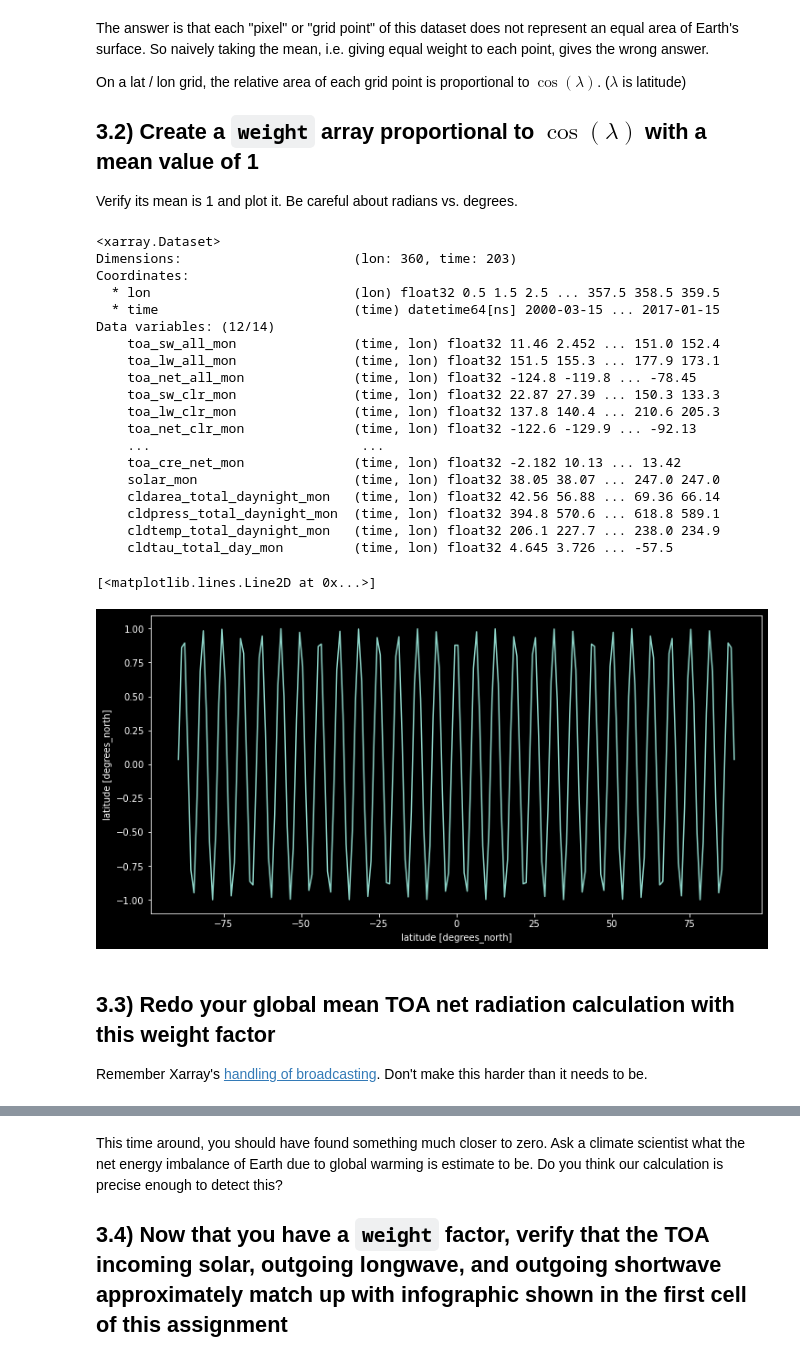
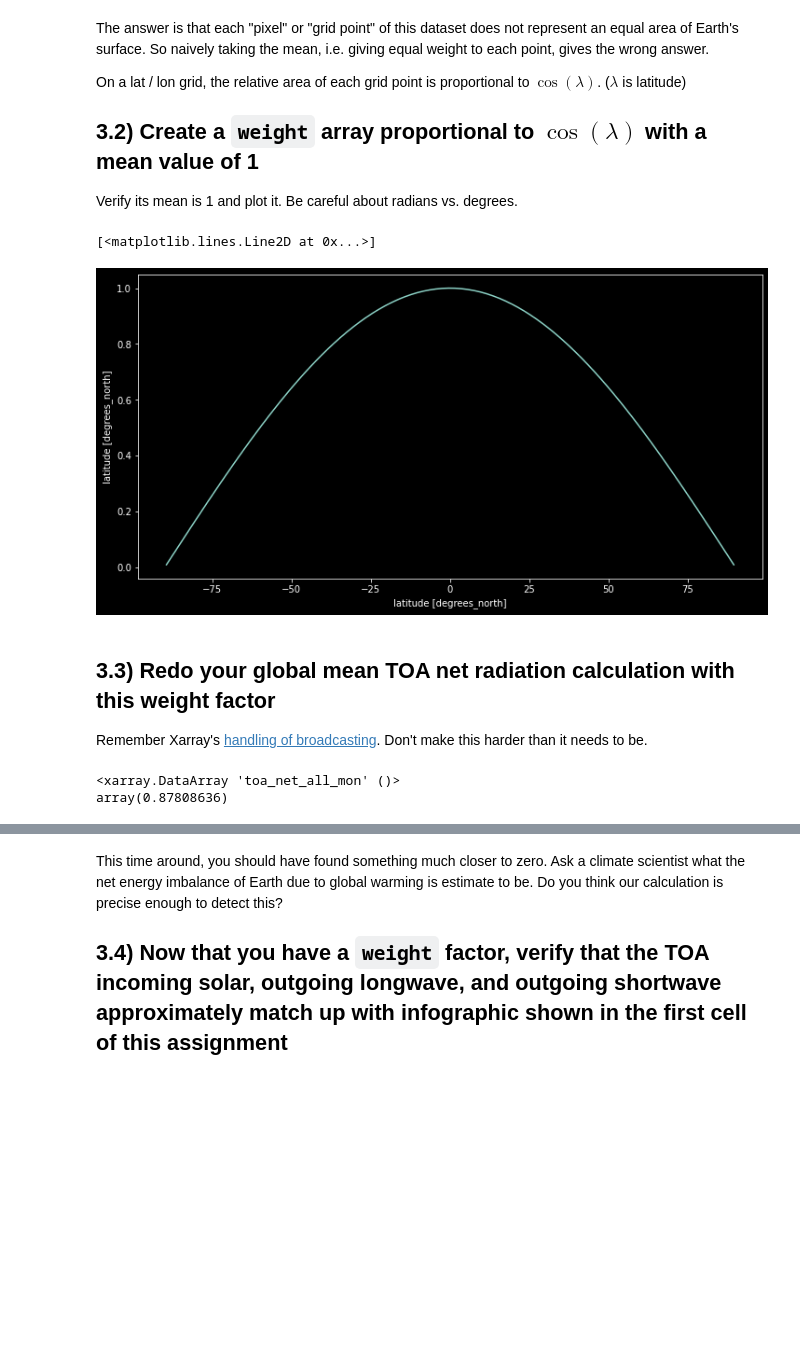
Before and after one commit to DRUFS/Tasks-Python-Research-Computing-, a Jupyter notebook: basic_xarray.ipynb, the cells around one changed output, grey strips where cells are left out. Cells and saved outputs as stored; diff of their text form; code cells hidden in the pictures; blank space fills up the shorter version.

```diff
--- a/basic_xarray.ipynb
+++ b/basic_xarray.ipynb
@@ -352,40 +367,34 @@ Verify its mean is 1 and plot it. Be careful about radians vs. degrees.
 # %%
 # \lamda = lat
+#lat is in rad
 
-weights = np.cos(ds.lat)
+# .radians
 
-weightCheack = ds.weighted(weights).mean("lat")
+weights = np.cos(np.deg2rad(ds.lat))
+
+#weightCheack = ds.weighted(weights).mean("lat")
 
 #mean(cosL)
 
-print(weightCheck)
+#print(weightCheck)
 
 weights.plot()
 # %% [output]
-<xarray.Dataset>
-Dimensions:                      (lon: 360, time: 203)
-Coordinates:
-  * lon                          (lon) float32 0.5 1.5 2.5 ... 357.5 358.5 359.5
-  * time                         (time) datetime64[ns] 2000-03-15 ... 2017-01-15
-Data variables: (12/14)
-    toa_sw_all_mon               (time, lon) float32 11.46 2.452 ... 151.0 152.4
-    toa_lw_all_mon               (time, lon) float32 151.5 155.3 ... 177.9 173.1
-    toa_net_all_mon              (time, lon) float32 -124.8 -119.8 ... -78.45
-    toa_sw_clr_mon               (time, lon) float32 22.87 27.39 ... 150.3 133.3
-    toa_lw_clr_mon               (time, lon) float32 137.8 140.4 ... 210.6 205.3
-    toa_net_clr_mon              (time, lon) float32 -122.6 -129.9 ... -92.13
-    ...                           ...
-    toa_cre_net_mon              (time, lon) float32 -2.182 10.13 ... 13.42
-    solar_mon                    (time, lon) float32 38.05 38.07 ... 247.0 247.0
-    cldarea_total_daynight_mon   (time, lon) float32 42.56 56.88 ... 69.36 66.14
-    cldpress_total_daynight_mon  (time, lon) float32 394.8 570.6 ... 618.8 589.1
-    cldtemp_total_daynight_mon   (time, lon) float32 206.1 227.7 ... 238.0 234.9
-    cldtau_total_day_mon         (time, lon) float32 4.645 3.726 ... -57.5
+[<matplotlib.lines.Line2D at 0x...>]
-[<matplotlib.lines.Line2D at 0x...>]
-[figure, old version]
+[figure, new version]
 # %% [markdown]
 ## 3.3) Redo your global mean TOA net radiation calculation with this weight factor
 
 Remember Xarray's [handling of broadcasting](http://xarray.pydata.org/en/stable/computation.html#broadcasting-by-dimension-name). Don't make this harder than it needs to be.
+# %%
+
+# xArray weighted reductions
+
+globWeight = meanTime.toa_net_all_mon.weighted(weights = weights).mean()
+
+globWeight
+# %% [output]
+<xarray.DataArray 'toa_net_all_mon' ()>
+array(0.87808636)
 # %%
 
```
Also changed, not shown: parts of 40 cells of this notebook.
